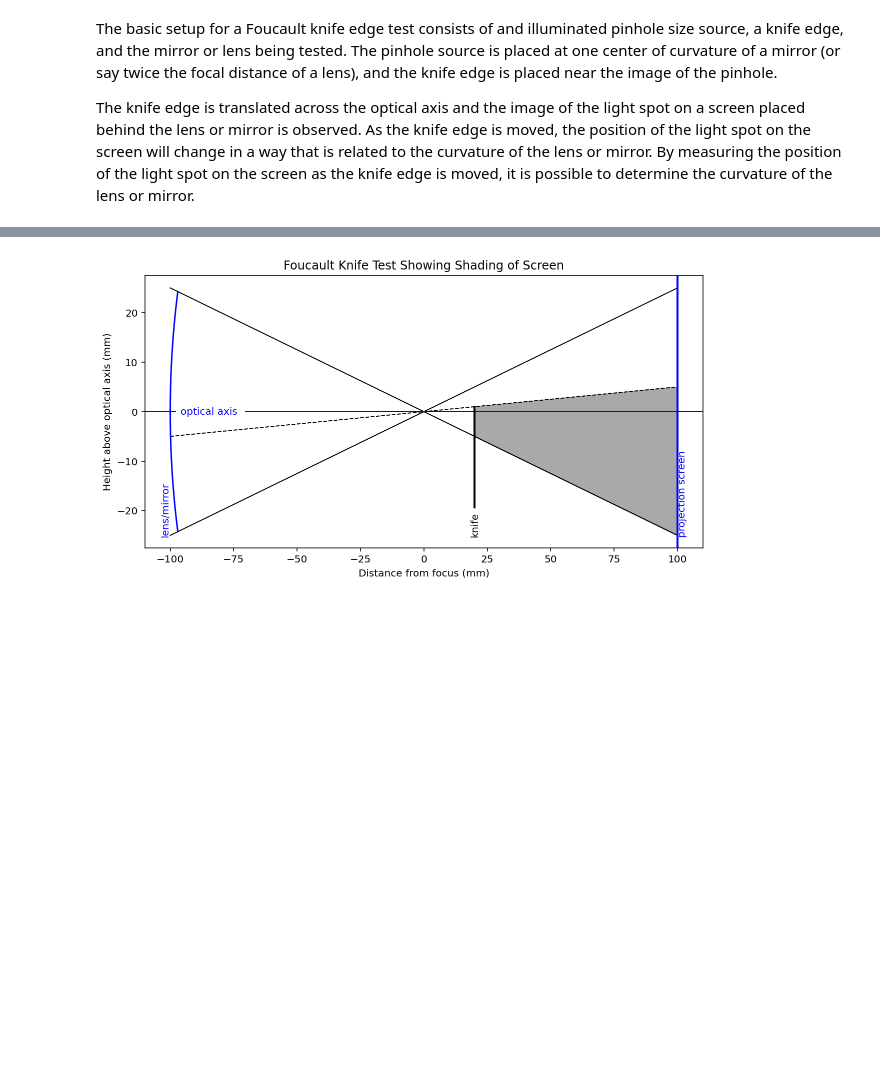
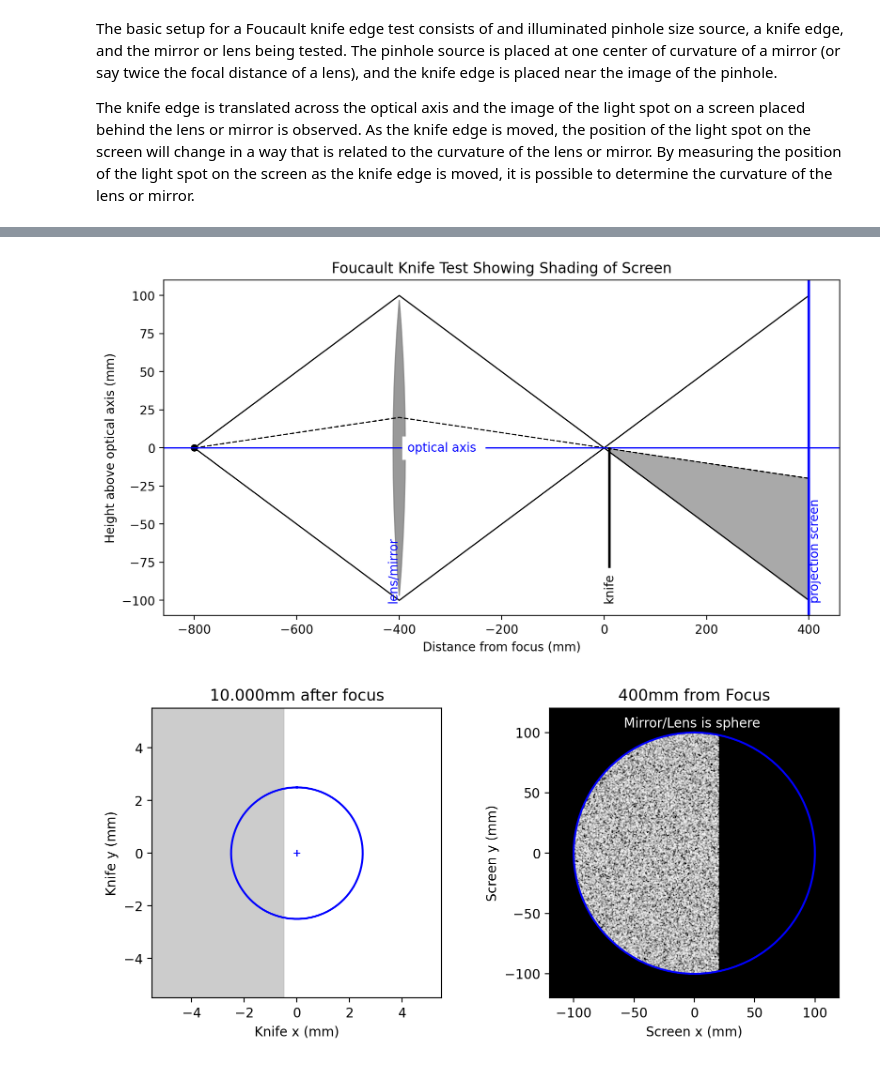
Before and after one commit to scottprahl/lenstest, a Jupyter notebook: docs/foucault.ipynb, the cells around one changed output, grey strips where cells are left out. Cells and saved outputs as stored; diff of their text form; code cells hidden in the pictures; blank space fills up the shorter version.

```diff
--- a/docs/foucault.ipynb
+++ b/docs/foucault.ipynb
@@ -35,4 +53,16 @@ plt.show()
 # %%
-lenstest.foucault.foucault_layout(50, 100, 1, 20)
+D = 200
+RoC = 400
+z_offset = 10
+x_offset = -0.5
+conic = 0
+phi = np.radians(0)
+
+foucault.plot_lens_layout(D, RoC, x_offset, z_offset)
+plt.show()
+
+foucault.plot_knife_and_screen(D, RoC, x_offset, z_offset, phi=phi)
+plt.show()
 # %% [output]
-[figure, old version]
+[figure, new version]
+[figure, added]
```
Also changed, not shown: parts of 5 cells of this notebook, 7 other files.
